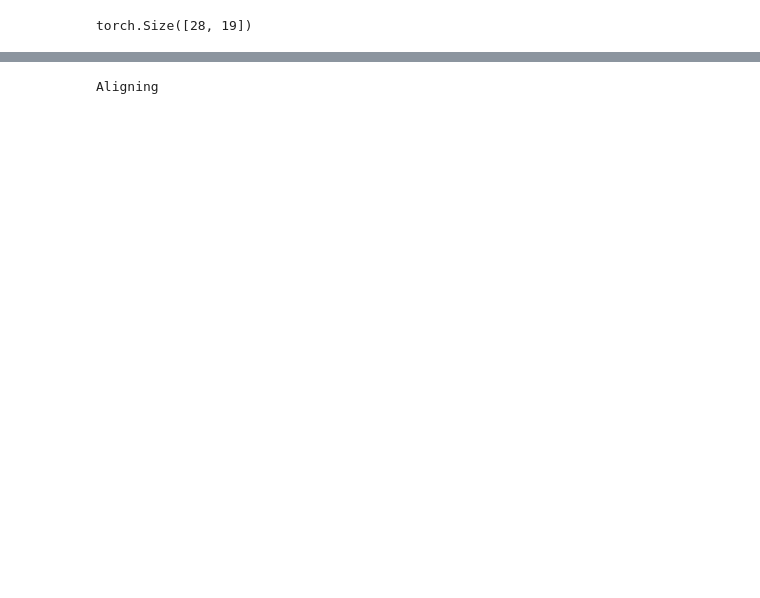
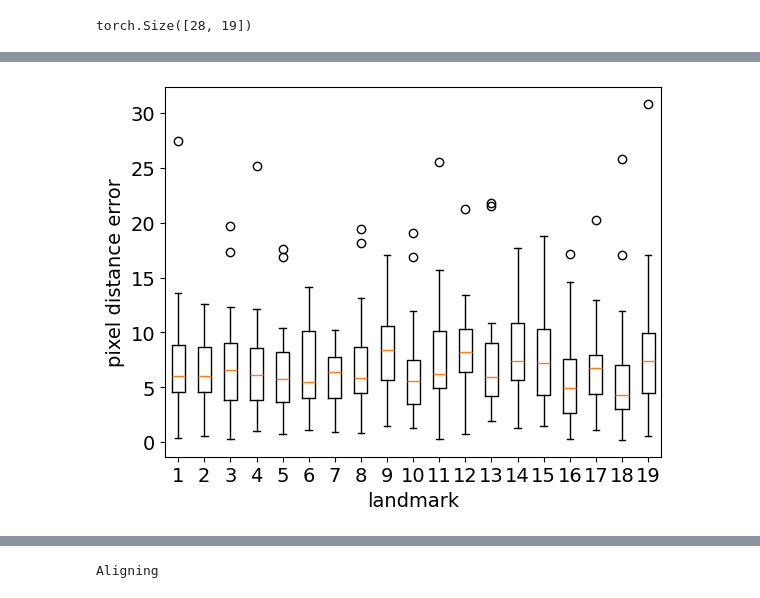
Before and after one commit to alexkursanov/landmark-app, a Jupyter notebook: scr/resnet50.ipynb, the cells around one changed output, grey strips where cells are left out. Saved outputs shown, nothing was run; the diff lists cells and outputs as text; code cells hidden in the pictures; blank space fills up the shorter version.

```diff
--- a/scr/resnet50.ipynb
+++ b/scr/resnet50.ipynb
@@ -298,3 +292,11 @@ plt.show()
+# %%
+fig = plt.figure()
+plt.boxplot(dis)
+plt.xlabel('landmark')
+plt.ylabel('pixel distance error')
+plt.show()
+# %% [output]
+[figure, added]
 # %%
 difs = abs(predictions - landmarks)
 difs = difs.detach()
```
Also changed, not shown: parts of 11 cells of this notebook.
